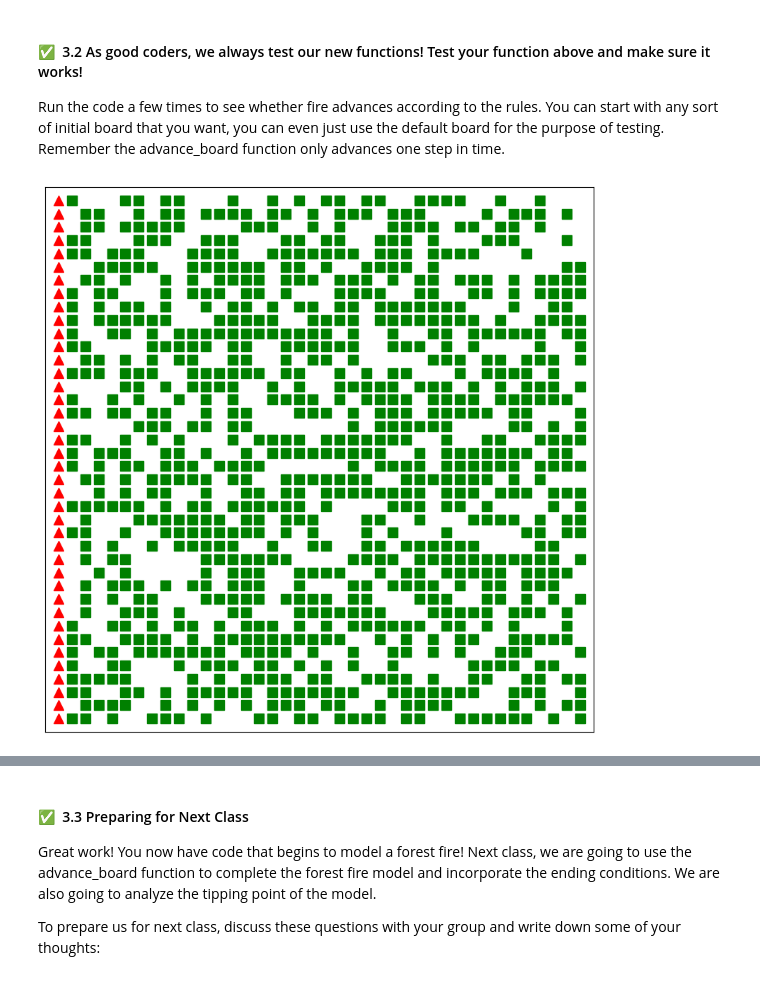
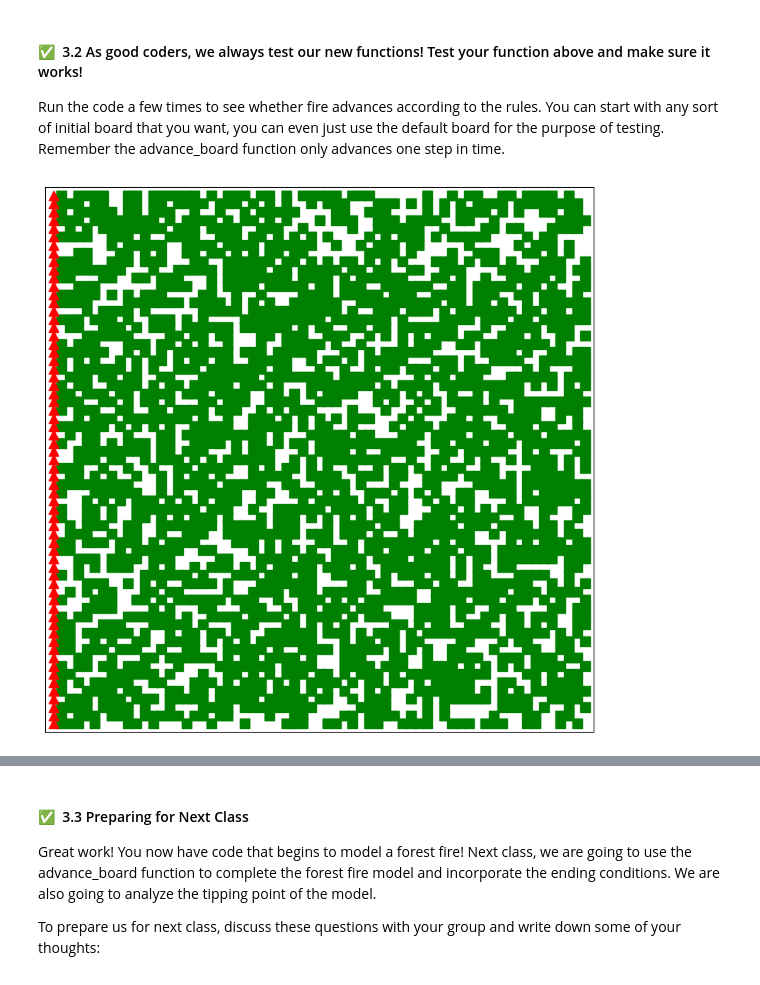
Before and after one commit to andrew-koren/cautious-adventure, a Jupyter notebook: my stuff/cmse/Day-22_In-Class_ForestFiresPartI-STUDENT.ipynb, the cells around one changed output, grey strips where cells are left out. Saved outputs shown, nothing was run; the diff lists cells and outputs as text; code cells hidden in the pictures.

```diff
--- a/my stuff/cmse/Day-22_In-Class_ForestFiresPartI-STUDENT.ipynb
+++ b/my stuff/cmse/Day-22_In-Class_ForestFiresPartI-STUDENT.ipynb
@@ -299,10 +299,10 @@ from IPython.display import display, clear_output
 # %%
 # Initialize a new board here
 fig = plt.figure(figsize=(10,10))
-big_board = set_board(board_size=40, f_trees_start = 0.6)
+big_board = set_board(board_size=65, f_trees_start = 0.60)
 plotgrid(big_board)
 # %% [output]
-[figure, old version]
+[figure, new version]
 # %%
 # This lets us make and clear plots without creating new ones
 from IPython.display import display, clear_output
```
Also changed, not shown: parts of 2 cells of this notebook.
